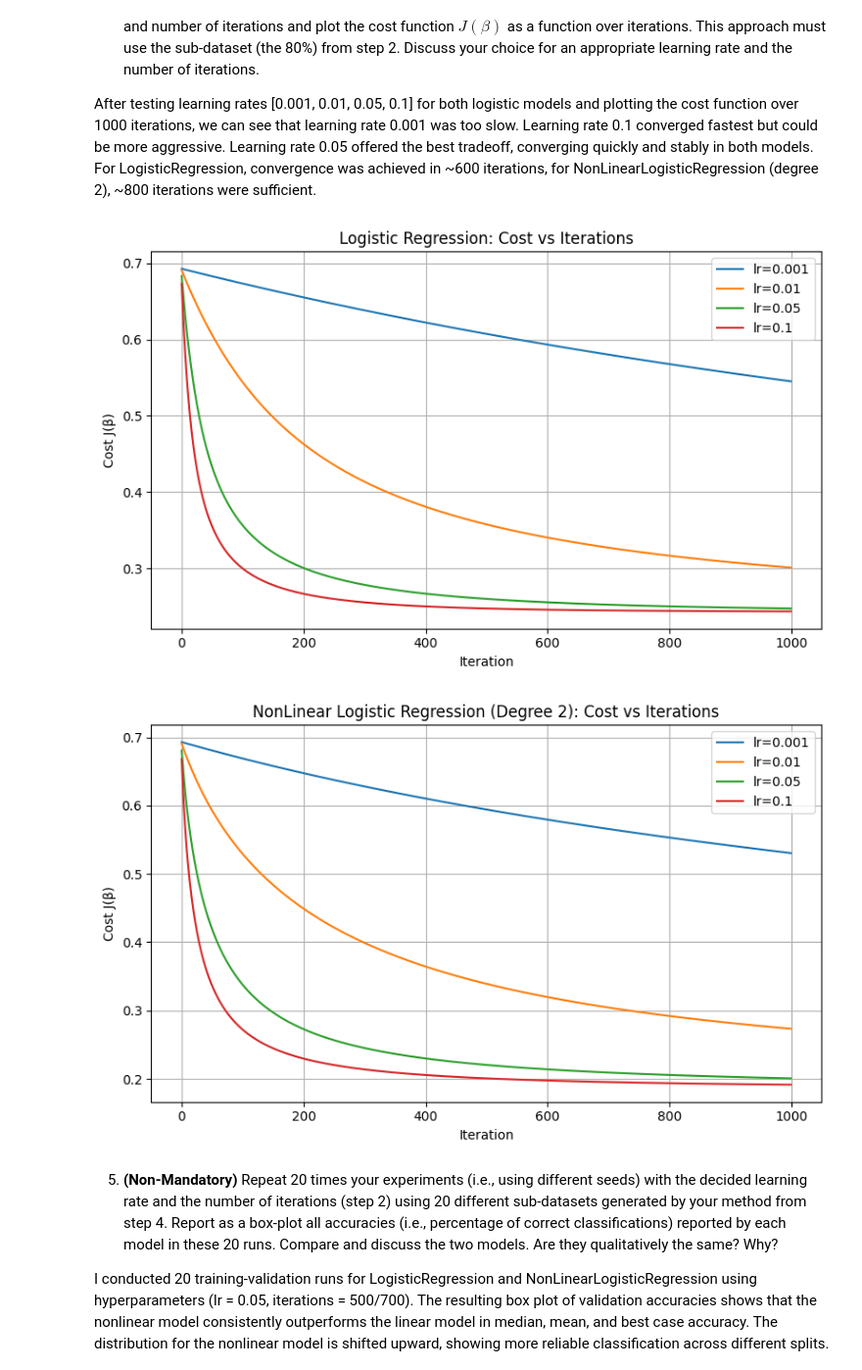
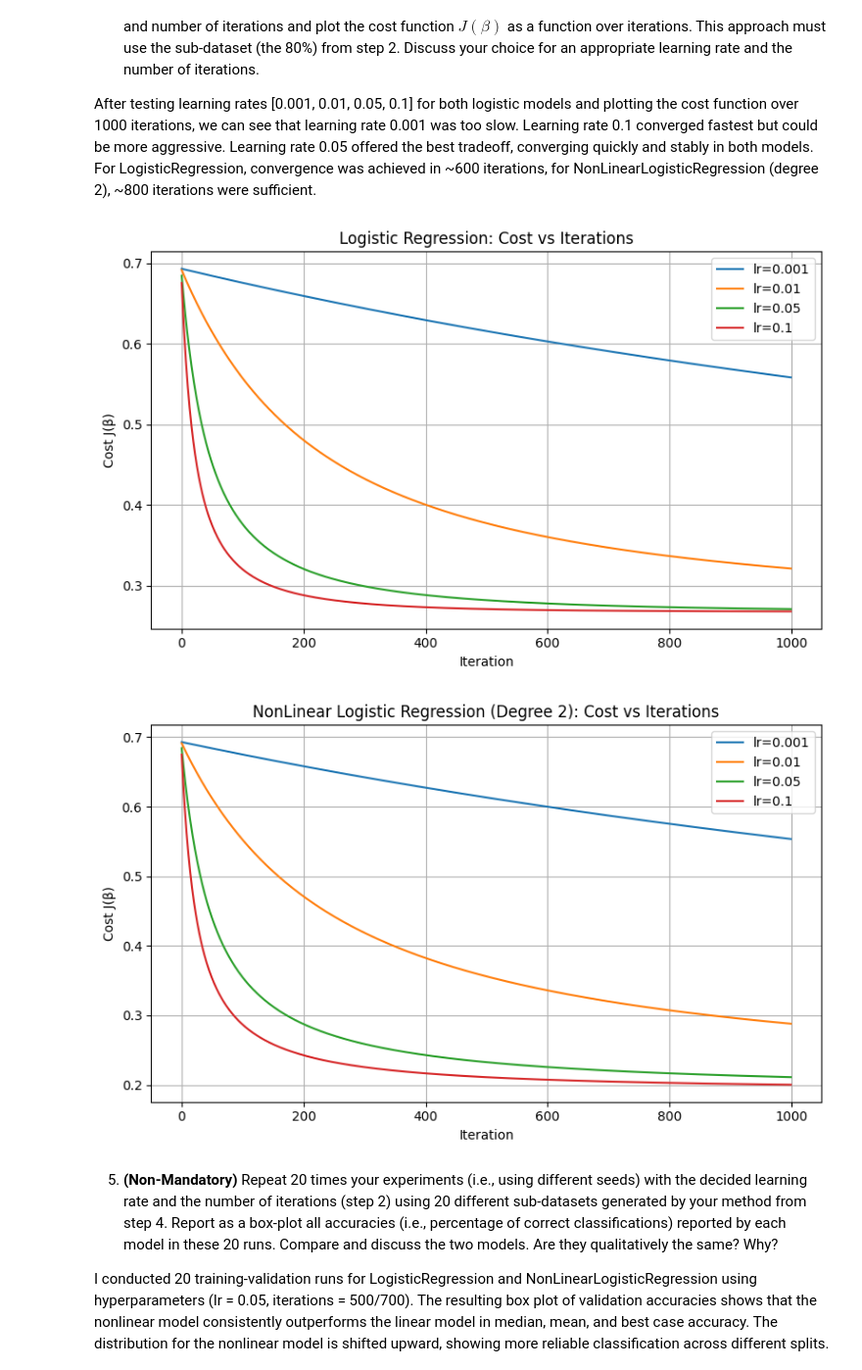
Before and after one commit to animittt/machine-learning-assignments, a Jupyter notebook: Assignment2-2025/am225pt_A2.ipynb, the cells around one changed output. Shown at 98% size. Cells and saved outputs as stored; diff of their text form; code cells hidden in the pictures.

```diff
--- a/Assignment2-2025/am225pt_A2.ipynb
+++ b/Assignment2-2025/am225pt_A2.ipynb
@@ -194,8 +201,8 @@ baseline_model.fit(X_norm, y)
 baseline_cost = baseline_model.evaluate(X_norm, y)
 print("Normal Equation Cost (Baseline):", baseline_cost)
 
-learning_rates = [0.001, 0.005, 0.01, 0.03, 0.05, 0.07, 0.1]
-iterations = [1500, 700, 500, 1000]
+learning_rates = [0.001, 0.003, 0.005, 0.01]
+iterations = [2000, 1500, 1000, 700, 500]
 target_cost = baseline_cost * 1.01
 print("Target Cost:", target_cost)
 best_combo = None
@@ -206,7 +213,7 @@ for lr in learning_rates:
         model_gd = RegressionModelGradientDescent(degree=1, learning_rate=lr, num_iterations=n_iter)
         model_gd.fit(X_norm, y)
         final_cost = model_gd.evaluate(X_norm, y)
-        if final_cost <= target_cost and final_cost < best_cost:
+        if final_cost <= target_cost and final_cost <= best_cost:
             print(f"Found better combo: lr={lr}, iter={n_iter}, Cost={final_cost}")
             best_combo = (lr, n_iter)
             best_cost = final_cost
@@ -472,7 +482,7 @@ plt.grid(True)
 import numpy as np
 import random
 
-def train_test_split_manual(X, y, split_ratio=0.8, shuffle=False, seed=None):
+def train_test_split_manual(X, y, split_ratio=0.8, shuffle=False, seed=42):
     """
     Split data into training and testing sets using a given random seed.
 
@@ -481,18 +491,16 @@ def train_test_split_manual(X, y, split_ratio=0.8, shuffle=False, seed=None):
     y (array-like): Target values.
     split_ratio (float): Proportion of data to be used for training (default 0.8).
     seed (int): Random seed for reproducibility.
+    shuffle (bool): Whether to shuffle the data before splitting.
 
     Returns:
-    X_train, X_test, y_train, y_test
+    X_train, y_train, X_test, y_test
     """
 
     indices = np.arange(X.shape[0])
-    if shuffle and seed is not None:
+    if shuffle:
         np.random.seed(seed)
         np.random.shuffle(indices)
-    elif shuffle:
-        random.seed(42)
-        random.shuffle(indices)
 
     split_index = int(split_ratio * len(indices))
     train_indices = indices[:split_index]
@@ -538,18 +546,18 @@ def plot_costs_over_iterations(model_class, X_train, y_train, learning_rates, nu
     plt.tight_layout()
     plt.show()
 # %%
-X_sub, y_sub, X_test, y_test = train_test_split_manual(X_norm, y, split_ratio=0.8, seed=42)
+X_sub, y_sub, X_test, y_test = train_test_split_manual(X_norm, y, split_ratio=0.8, shuffle=True)
 
 plot_costs_over_iterations(
     model_class=LogisticRegression,
     X_train = X_sub,
     y_train = y_sub,
     learning_rates=[0.001, 0.01, 0.05, 0.1],
     num_iterations=1000,
     title="Logistic Regression"
 )
 # %% [output]
-[figure, old version]
+[figure, new version]
 # %%
 plot_costs_over_iterations(
     model_class=NonLinearLogisticRegression,
@@ -561,7 +569,7 @@ plot_costs_over_iterations(
     title="NonLinear Logistic Regression (Degree 2)"
 )
 # %% [output]
-[figure, old version]
+[figure, new version]
 # %% [markdown]
 5. **(Non-Mandatory)** Repeat 20 times your experiments (i.e., using different seeds) with the decided learning rate and the number of iterations (step 2) using 20 different sub-datasets generated by your method from step 4. Report as a box-plot all accuracies (i.e., percentage of correct classifications) reported by each model in these 20 runs. Compare and discuss the two models. Are they qualitatively the same? Why?
 
```
Also changed, not shown: parts of 25 cells of this notebook, 1 other file.
